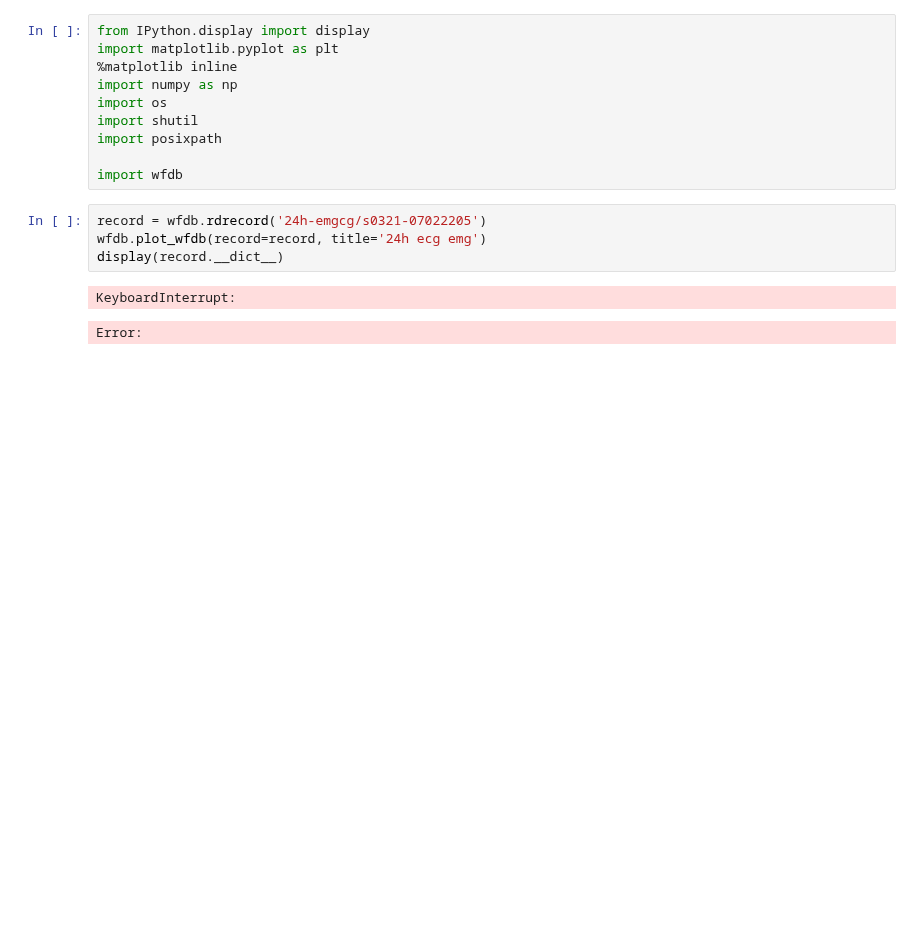
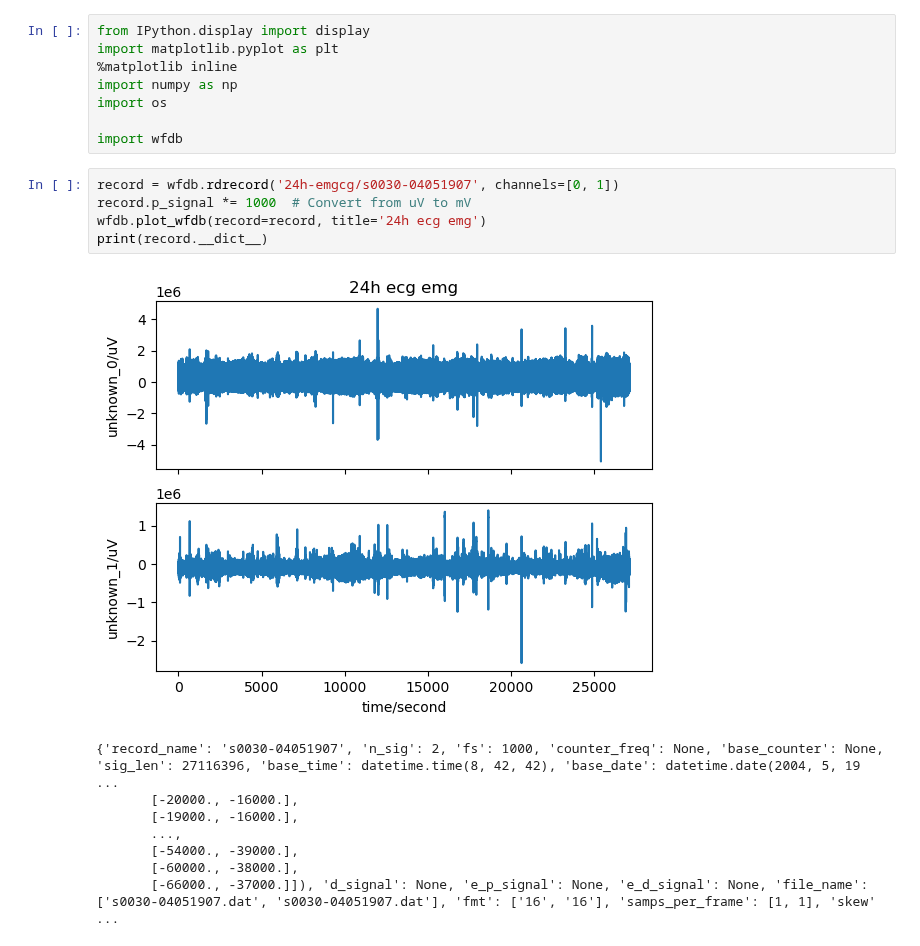
Before and after one commit to ng-anhhtuann/ecg-stroke-prediction, a Jupyter notebook: elderly-stroke/ecg.ipynb, the cells around one changed output. Drawn from its saved outputs; the diff is of its cells as text; blank space fills up the shorter version.

Commit message:
[ng-anhhtuann] Convert to ecg signal files

```diff
--- a/elderly-stroke/ecg.ipynb
+++ b/elderly-stroke/ecg.ipynb
@@ -4,14 +4,19 @@ import matplotlib.pyplot as plt
 %matplotlib inline
 import numpy as np
 import os
-import shutil
-import posixpath
 
 import wfdb
 # %%
-record = wfdb.rdrecord('24h-emgcg/s0321-07022205')
+record = wfdb.rdrecord('24h-emgcg/s0030-04051907', channels=[0, 1])
+record.p_signal *= 1000  # Convert from uV to mV
 wfdb.plot_wfdb(record=record, title='24h ecg emg')
-display(record.__dict__)
+print(record.__dict__)
 # %% [output]
+[figure, added]
-KeyboardInterrupt:
+{'record_name': 's0030-04051907', 'n_sig': 2, 'fs': 1000, 'counter_freq': None, 'base_counter': None, 'sig_len': 27116396, 'base_time': datetime.time(8, 42, 42), 'base_date': datetime.date(2004, 5, 19 ...
+       [-20000., -16000.],
+       [-19000., -16000.],
+       ...,
+       [-54000., -39000.],
+       [-60000., -38000.],
+       [-66000., -37000.]]), 'd_signal': None, 'e_p_signal': None, 'e_d_signal': None, 'file_name': ['s0030-04051907.dat', 's0030-04051907.dat'], 'fmt': ['16', '16'], 'samps_per_frame': [1, 1], 'skew' ...
-Error:
```
Also changed, not shown: parts of 3 cells of this notebook.
